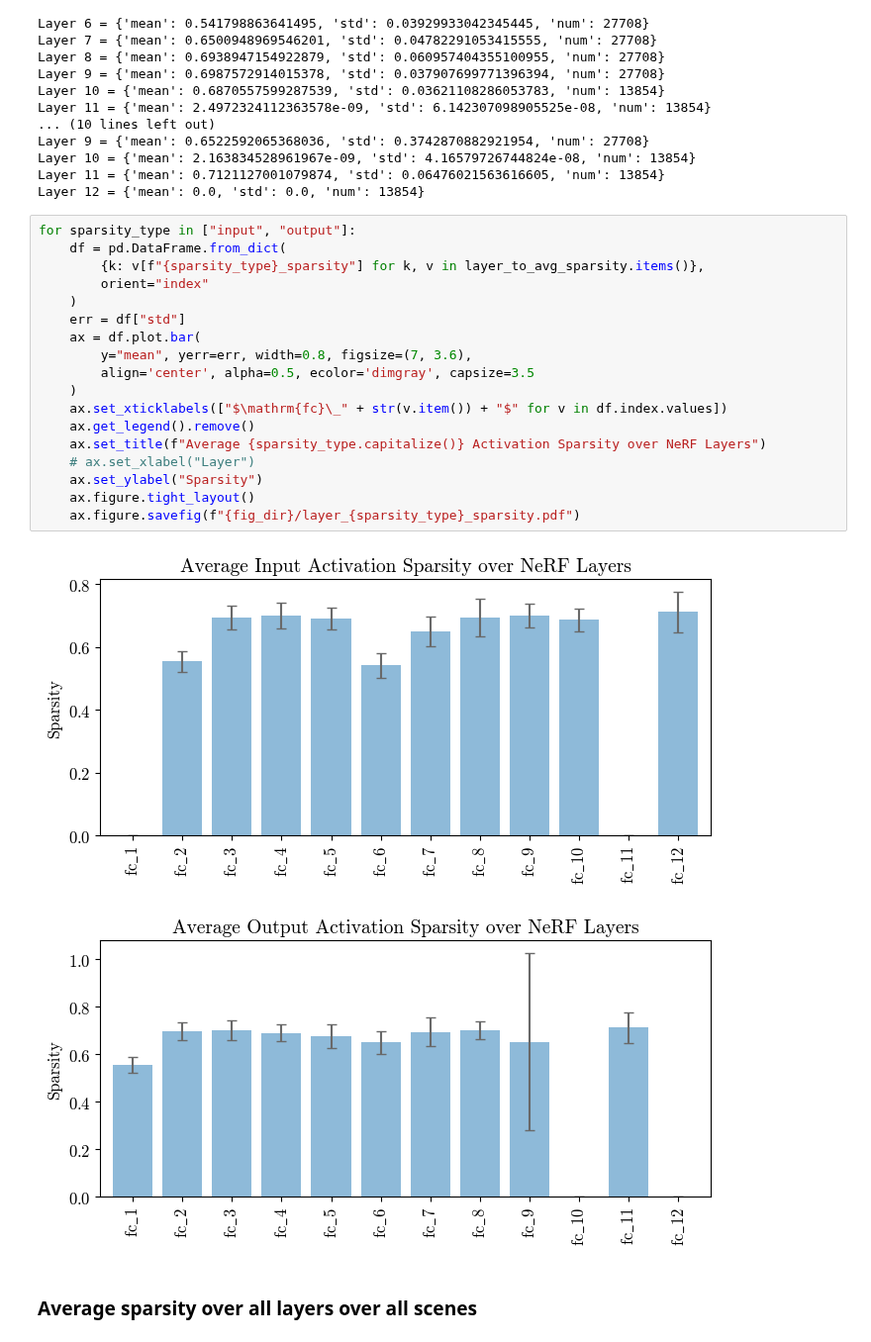
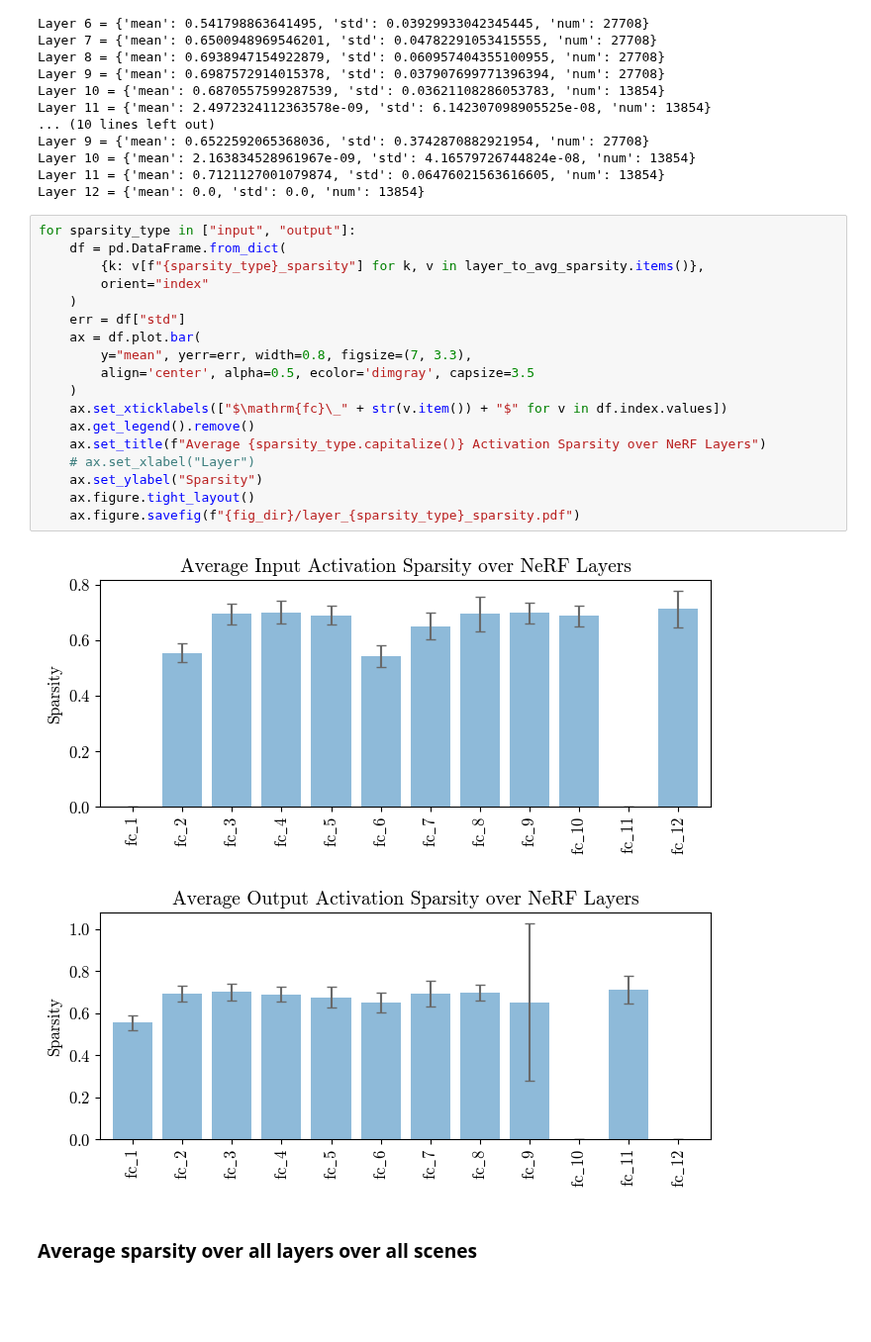
Before and after one commit to williamshen-nz/accelerating-nerfs, a Jupyter notebook: notebooks/NeRF Activation Sparsity.ipynb, the cells around one changed output. Shown at 99% size. Drawn from its saved outputs; the diff is of its cells as text; blank space fills up the shorter version.

```diff
--- a/notebooks/NeRF Activation Sparsity.ipynb
+++ b/notebooks/NeRF Activation Sparsity.ipynb
@@ -81,24 +81,24 @@ Layer 12 = {'mean': 0.0, 'std': 0.0, 'num': 13854}
 # %%
 for sparsity_type in ["input", "output"]:
     df = pd.DataFrame.from_dict(
         {k: v[f"{sparsity_type}_sparsity"] for k, v in layer_to_avg_sparsity.items()},
         orient="index"
     )
     err = df["std"]
     ax = df.plot.bar(
-        y="mean", yerr=err, width=0.8, figsize=(7, 3.6),
+        y="mean", yerr=err, width=0.8, figsize=(7, 3.3),
         align='center', alpha=0.5, ecolor='dimgray', capsize=3.5
     )
     ax.set_xticklabels(["$\mathrm{fc}\_" + str(v.item()) + "$" for v in df.index.values])
     ax.get_legend().remove()
     ax.set_title(f"Average {sparsity_type.capitalize()} Activation Sparsity over NeRF Layers")
     # ax.set_xlabel("Layer")
     ax.set_ylabel("Sparsity")
     ax.figure.tight_layout()
     ax.figure.savefig(f"{fig_dir}/layer_{sparsity_type}_sparsity.pdf")
 # %% [output]
-[figure, old version]
+[figure, new version]
-[figure, old version]
+[figure, new version]
 # %% [markdown]
 ### Average sparsity over all layers over all scenes
 # %%
```
Also changed, not shown: 23 other files.
